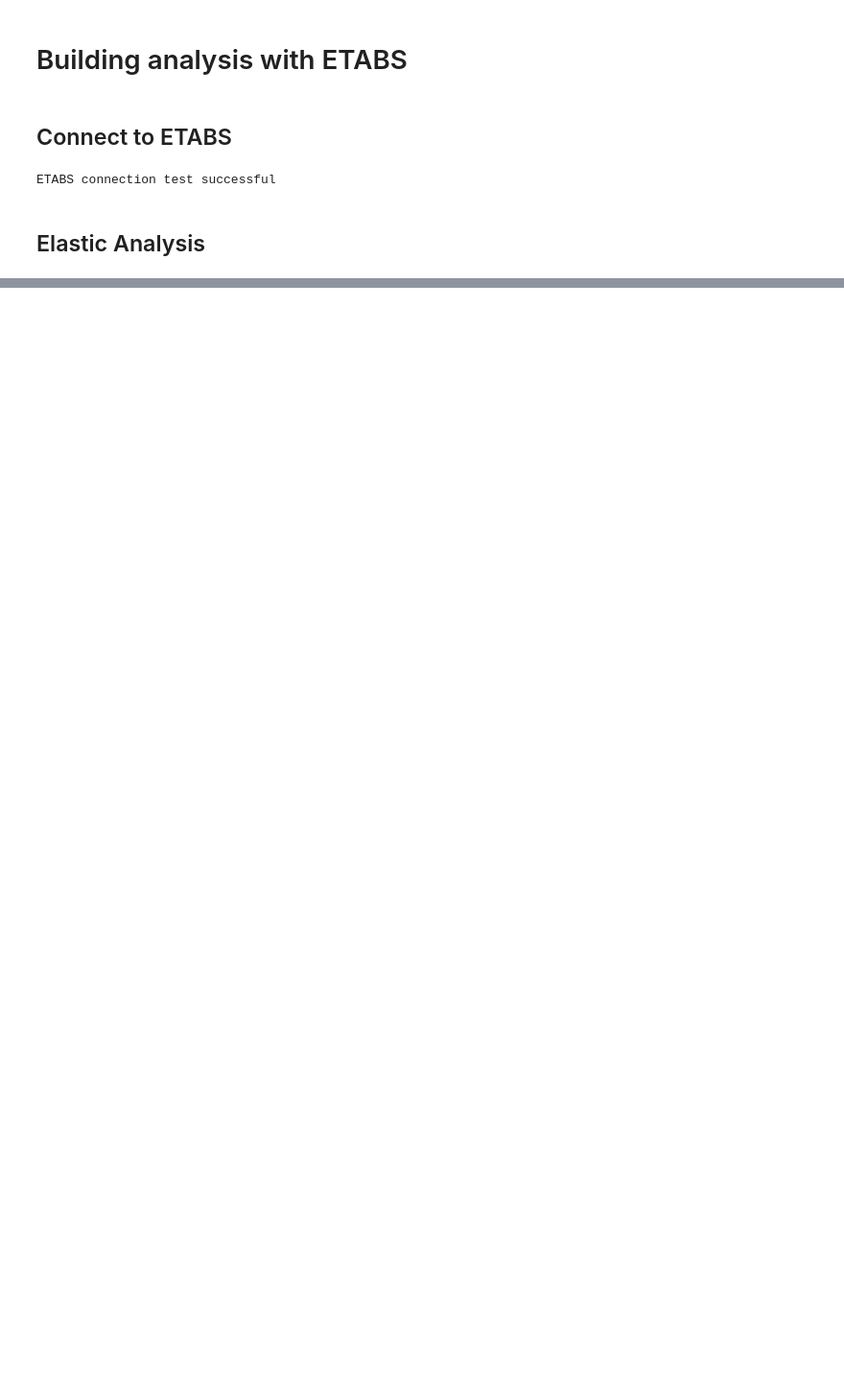
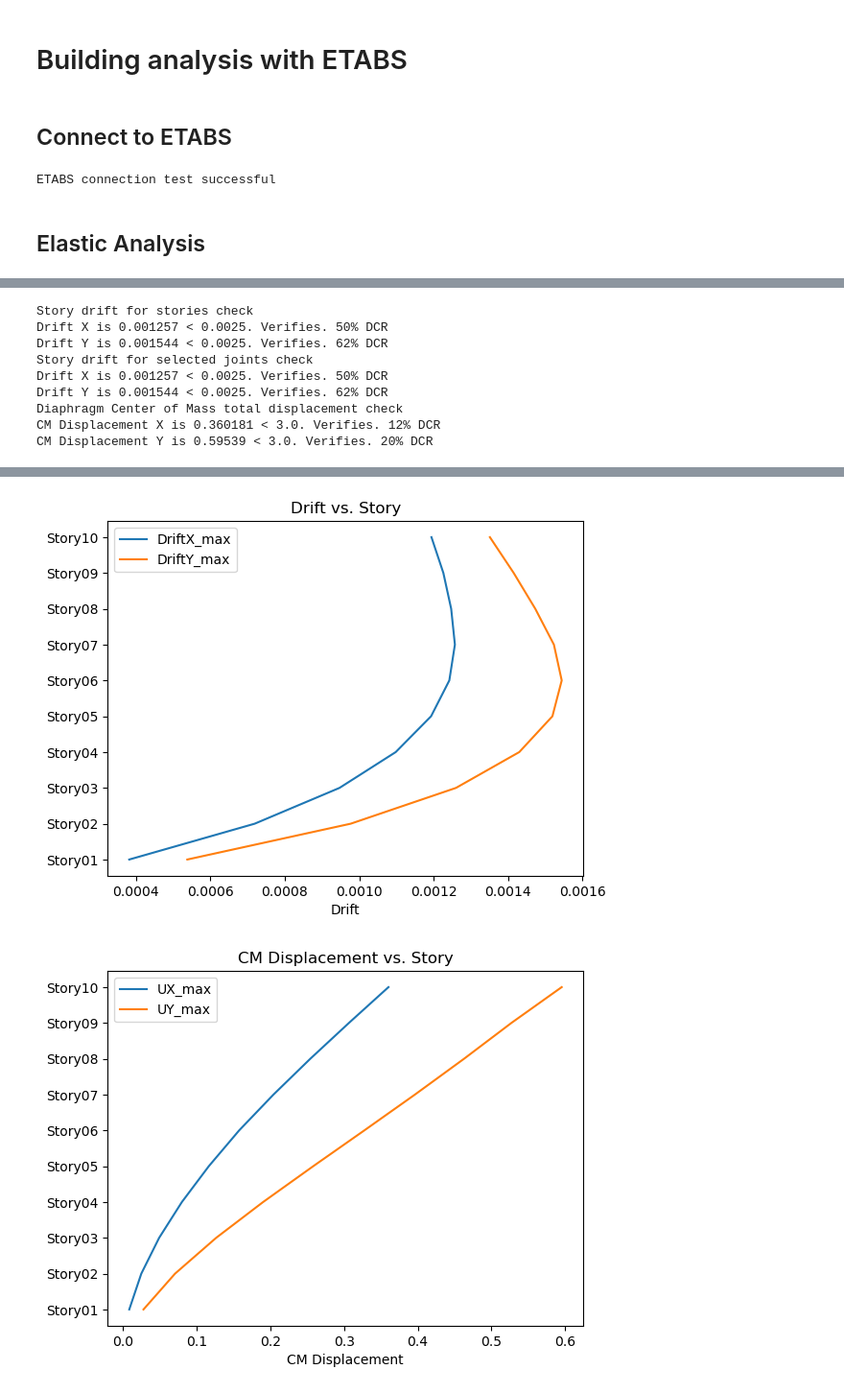
Before and after one commit to mihdicaballero/ETABS-Ninja, a Jupyter notebook: etabsninja/notebooks/model_report.ipynb, the cells around one changed output, grey strips where cells are left out. Shown at 96% size. Drawn from its saved outputs; the diff is of its cells as text; code cells hidden in the pictures; blank space fills up the shorter version.

```diff
--- a/etabsninja/notebooks/model_report.ipynb
+++ b/etabsninja/notebooks/model_report.ipynb
@@ -88,0 +22,27 @@ Error:
+# %%
+import importlib
+imported_module = importlib.import_module("etabsninja.get_functions")
+importlib.reload(imported_module)
+from etabsninja.get_functions import *
+
+story_data = get_story_data(SapModel)
+# frames = get_all_frames(SapModel)
+# points = get_all_points(SapModel, inc_restraint=False)
+LoadCaseList = ["W Service"]
+max_InterstoryDrift = 0.0025
+building_height = 100 # ft
+JointsGroupName = "Nodos"
+max_BuildingDrift = 1/400
+story_drifts = get_StoryDriftsForStories(SapModel,LoadCaseList,max_InterstoryDrift)
+joint_drifts = get_StoryDriftsForJoints(SapModel,LoadCaseList,JointsGroupName,max_InterstoryDrift)
+CM_displacement = get_DiaphragmCMDisplacements(SapModel,LoadCaseList,building_height,max_BuildingDrift)
+# %% [output]
+Story drift for stories check
+Drift X is 0.001257 < 0.0025. Verifies. 50% DCR
+Drift Y is 0.001544 < 0.0025. Verifies. 62% DCR
+Story drift for selected joints check
+Drift X is 0.001257 < 0.0025. Verifies. 50% DCR
+Drift Y is 0.001544 < 0.0025. Verifies. 62% DCR
+Diaphragm Center of Mass total displacement check
+CM Displacement X is 0.360181 < 3.0. Verifies. 12% DCR
+CM Displacement Y is 0.59539 < 3.0. Verifies. 20% DCR
@@ -88,0 +50,2 @@ Error:
+[figure, added]
+[figure, added]
```
Also changed, not shown: parts of 3 cells of this notebook, 2 other files.
